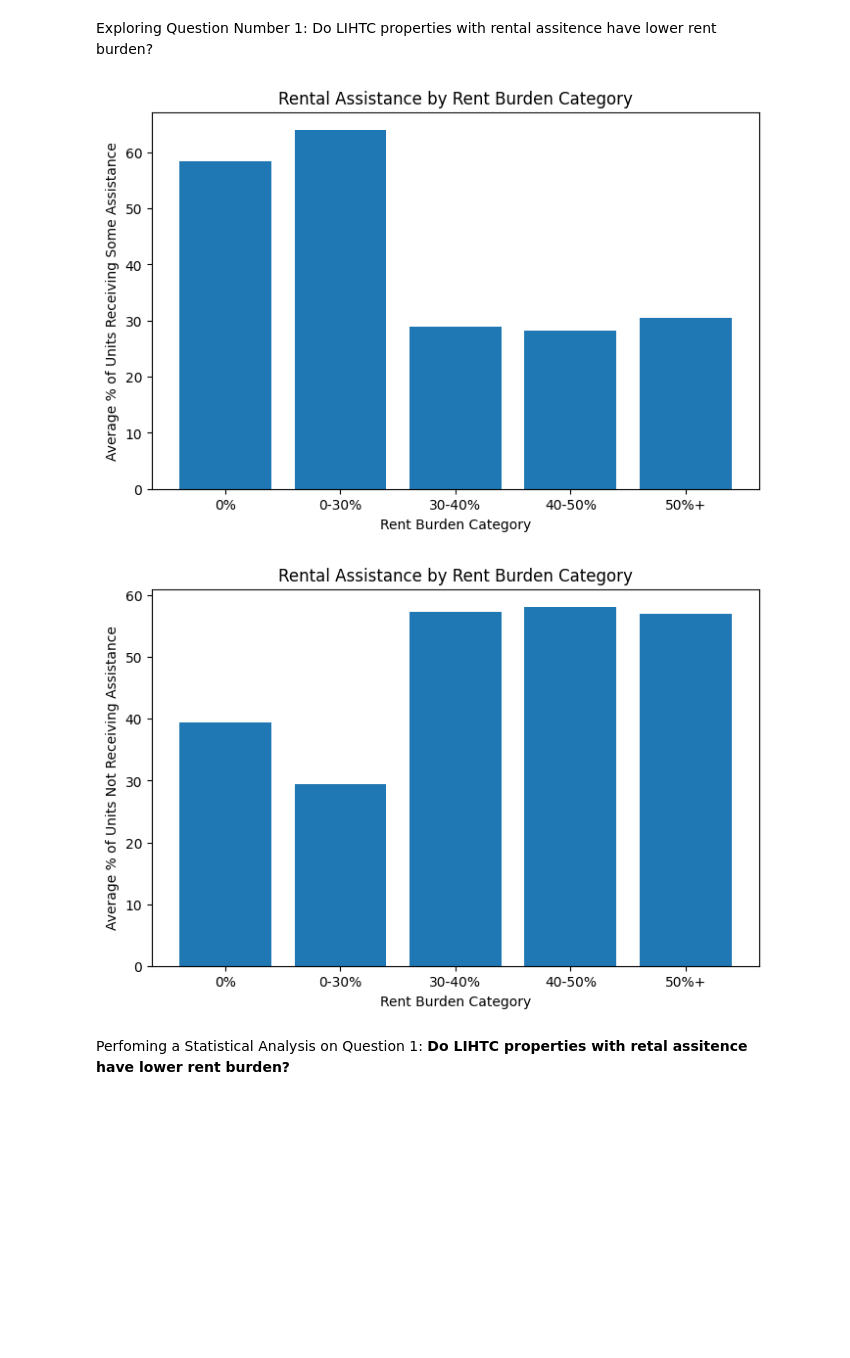
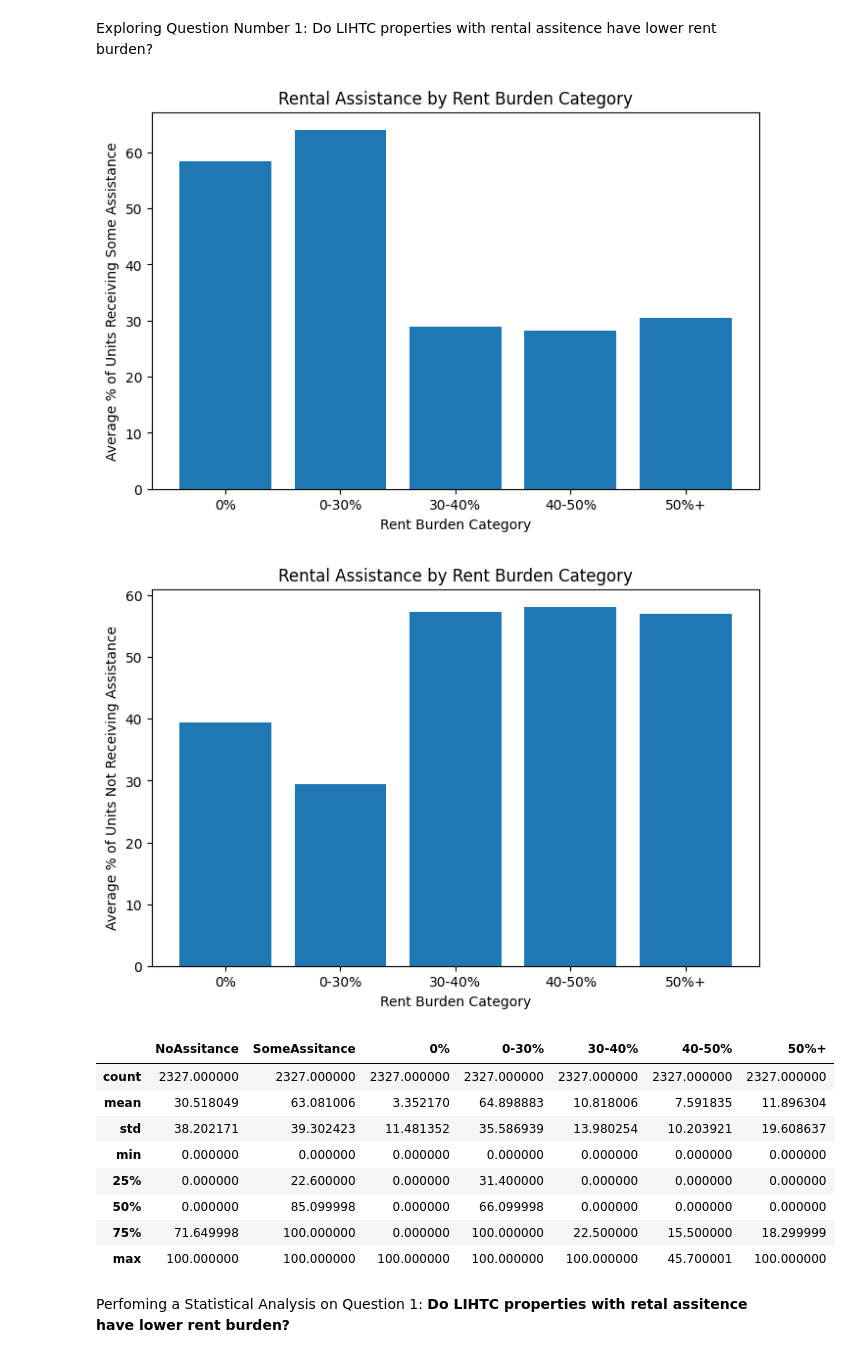
Before and after one commit to bitriagaleonela40-cmd/housing-research, a Jupyter notebook: Housing.ipynb, the cells around one changed output. Cells and saved outputs as stored; diff of their text form; code cells hidden in the pictures; blank space fills up the shorter version.

```diff
--- a/Housing.ipynb
+++ b/Housing.ipynb
@@ -371,33 +371,44 @@ plt.figure(figsize=(8,5))
 plt.bar(categories, average_assistance)
 
 plt.xlabel('Rent Burden Category')
 plt.ylabel('Average % of Units Receiving Some Assistance')
 plt.title('Rental Assistance by Rent Burden Category')
 
 plt.show()
 
 #Rental assitance is not present
 average_no_assistance = [
     Question_one.loc[Question_one['0%'] > 0, 'NoAssitance'].mean(),
     Question_one.loc[Question_one['0-30%'] > 0, 'NoAssitance'].mean(),
     Question_one.loc[Question_one['30-40%'] > 0, 'NoAssitance'].mean(),
     Question_one.loc[Question_one['40-50%'] > 0, 'NoAssitance'].mean(),
     Question_one.loc[Question_one['50%+'] > 0, 'NoAssitance'].mean()
 ]
 
 categories = ['0%', '0-30%', '30-40%', '40-50%', '50%+']
 
 plt.figure(figsize=(8,5))
 plt.bar(categories, average_no_assistance)
 
 plt.xlabel('Rent Burden Category')
 plt.ylabel('Average % of Units Not Receiving Assistance')
 plt.title('Rental Assistance by Rent Burden Category')
 
 plt.show()
+
+Question_one.describe()
 # %% [output]
 [figure]
 [figure]
+|  | NoAssitance | SomeAssitance | 0% | 0-30% | 30-40% | 40-50% | 50%+ |
+| count | 2327.000000 | 2327.000000 | 2327.000000 | 2327.000000 | 2327.000000 | 2327.000000 | 2327.000000 |
+| mean | 30.518049 | 63.081006 | 3.352170 | 64.898883 | 10.818006 | 7.591835 | 11.896304 |
+| std | 38.202171 | 39.302423 | 11.481352 | 35.586939 | 13.980254 | 10.203921 | 19.608637 |
+| min | 0.000000 | 0.000000 | 0.000000 | 0.000000 | 0.000000 | 0.000000 | 0.000000 |
+| 25% | 0.000000 | 22.600000 | 0.000000 | 31.400000 | 0.000000 | 0.000000 | 0.000000 |
+| 50% | 0.000000 | 85.099998 | 0.000000 | 66.099998 | 0.000000 | 0.000000 | 0.000000 |
+| 75% | 71.649998 | 100.000000 | 0.000000 | 100.000000 | 22.500000 | 15.500000 | 18.299999 |
+| max | 100.000000 | 100.000000 | 100.000000 | 100.000000 | 100.000000 | 45.700001 | 100.000000 |
 # %% [markdown]
 Perfoming a Statistical Analysis on Question 1: **Do LIHTC properties with  retal assitence have lower rent burden?**
 # %% [markdown]
```
Also changed, not shown: parts of 3 cells of this notebook.
